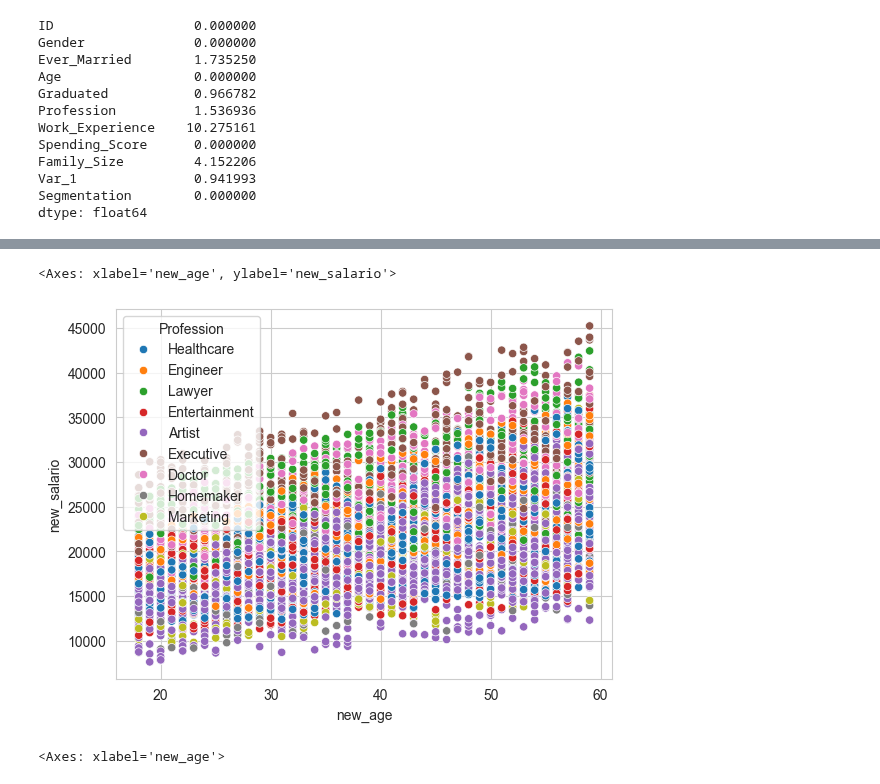
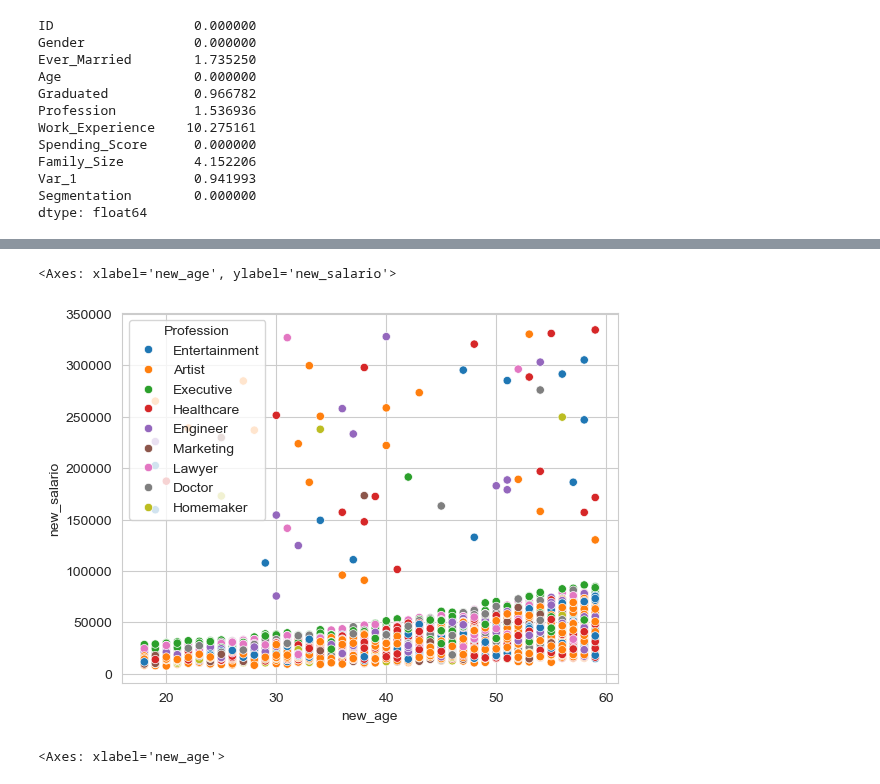
Before and after one commit to Martain24/TFM, a Jupyter notebook: primer_dataset/notebook_1.ipynb, the cells around one changed output, grey strips where cells are left out. Drawn from its saved outputs; the diff is of its cells as text; code cells hidden in the pictures.

```diff
--- a/primer_dataset/notebook_1.ipynb
+++ b/primer_dataset/notebook_1.ipynb
@@ -33,7 +33,7 @@ def datos_salario_por_edad(edades, salario_base, aumento_por_edad, aumento_abajo
     salarios = []
     for edad in edades:
         # Genera un rango aleatorio entre el salario base y el salario base más el aumento
-        rango_salario = np.random.uniform(salario_base + aumento_abajo*edad, salario_base + aumento_por_edad**2*edad)
+        rango_salario = np.random.uniform(salario_base + aumento_abajo*edad, salario_base + aumento_por_edad*edad**2)
         # Selecciona un salario aleatorio dentro del rango
         salario = np.random.uniform(rango_salario * 0.9, rango_salario)
         salarios.append(salario)
@@ -122,0 +107,2 @@ df_train
+# %%
+df_real = df_train[["Gender", "Ever_Married", "new_age", "Graduated", "Profession", "new_new_work_experience", "new_salario", "Spending_Score", "Family_Size"]]
@@ -122,0 +118,10 @@ df_train
+# %%
+df_to_change = df_real.iloc[np.random.choice(df_real.index, 70)].copy()
+df_to_change["new_salario"] = df_to_change["new_salario"] + np.random.choice(np.linspace(50000, 300000, 1000), 70)
+df_new = df_real.iloc[[i for i in df_real.index if i not in df_to_change.index]].copy()
+df = pd.concat([df_new, df_to_change]).sample(len(df_real)).reset_index(drop=True).copy()
+# %%
+df = df.rename(columns={"new_age": "Age",
+                        "new_new_work_experience": "Work_Experience",
+                        "new_salario": "Salary"})
+df
@@ -123,9 +173,9 @@ df_train
 # %%
 
-sns.scatterplot(x=df_train["new_age"], y=df_train["new_salario"], hue=df_train["Profession"])
+sns.scatterplot(x=df["new_age"], y=df["new_salario"], hue=df["Profession"])
 # %% [output]
 <Axes: xlabel='new_age', ylabel='new_salario'>
-[figure, old version]
+[figure, new version]
 # %%
 def datos_salario_por_edad(edades, salario_base, aumento_por_edad, aumento_abajo):
     salarios = []
```
Also changed, not shown: parts of 9 cells of this notebook, 1 other file.
